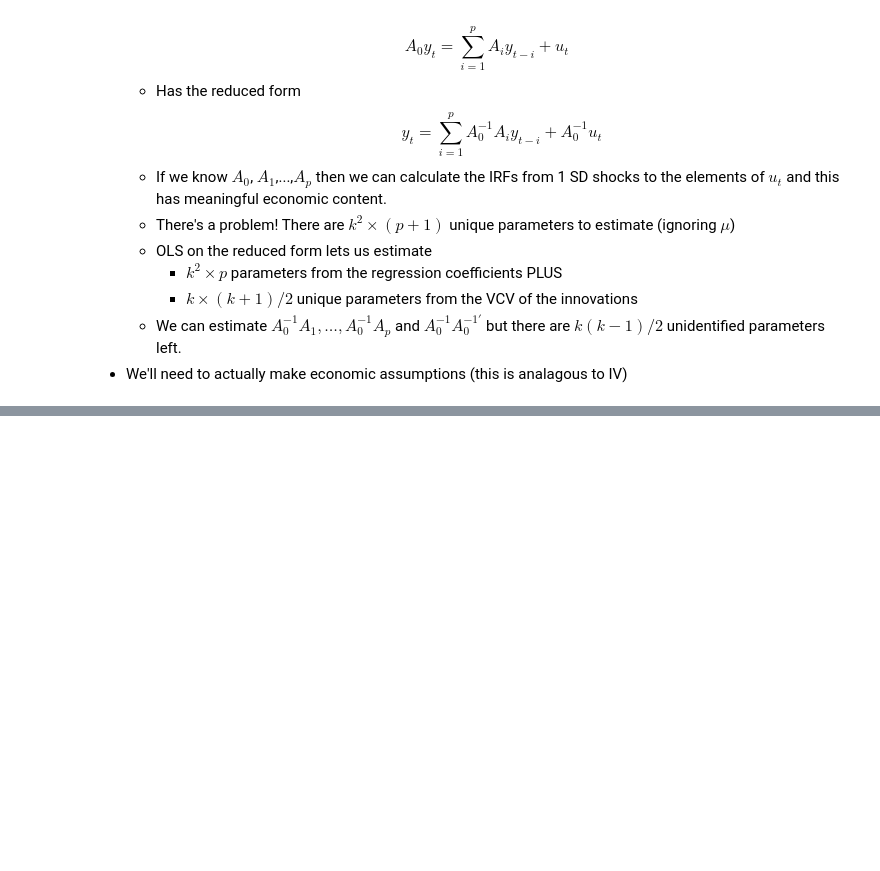
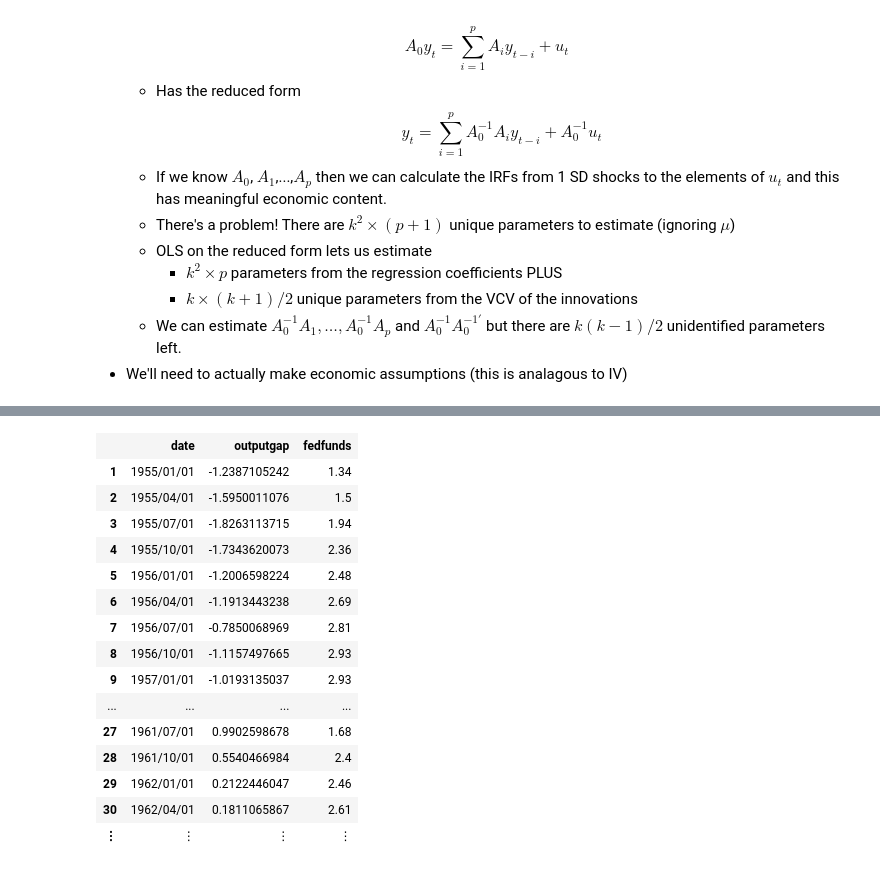
Before and after one commit to gragusa/674, a Jupyter notebook: svar_lecture.ipynb, the cells around one changed output, grey strips where cells are left out. Cells and saved outputs as stored; diff of their text form; code cells hidden in the pictures; blank space fills up the shorter version.

```diff
--- a/svar_lecture.ipynb
+++ b/svar_lecture.ipynb
@@ -28,0 +154,20 @@ $$A_0 y_t = \sum_{i=1}^p A_i y_{t-i} + u_t$$
+# %%
+using DataFrames, PyPlot
+df = readtable("data/bivariate_example2.csv")
+# %% [output]
+|  | date | outputgap | fedfunds |
+| 1 | 1955/01/01 | -1.2387105242 | 1.34 |
+| 2 | 1955/04/01 | -1.5950011076 | 1.5 |
+| 3 | 1955/07/01 | -1.8263113715 | 1.94 |
+| 4 | 1955/10/01 | -1.7343620073 | 2.36 |
+| 5 | 1956/01/01 | -1.2006598224 | 2.48 |
+| 6 | 1956/04/01 | -1.1913443238 | 2.69 |
+| 7 | 1956/07/01 | -0.7850068969 | 2.81 |
+| 8 | 1956/10/01 | -1.1157497665 | 2.93 |
+| 9 | 1957/01/01 | -1.0193135037 | 2.93 |
+| ... | ... | ... | ... |
+| 27 | 1961/07/01 | 0.9902598678 | 1.68 |
+| 28 | 1961/10/01 | 0.5540466984 | 2.4 |
+| 29 | 1962/01/01 | 0.2122446047 | 2.46 |
+| 30 | 1962/04/01 | 0.1811065867 | 2.61 |
+| ⋮ | ⋮ | ⋮ | ⋮ |
```
Also changed, not shown: parts of 20 cells of this notebook, 1 other file.
